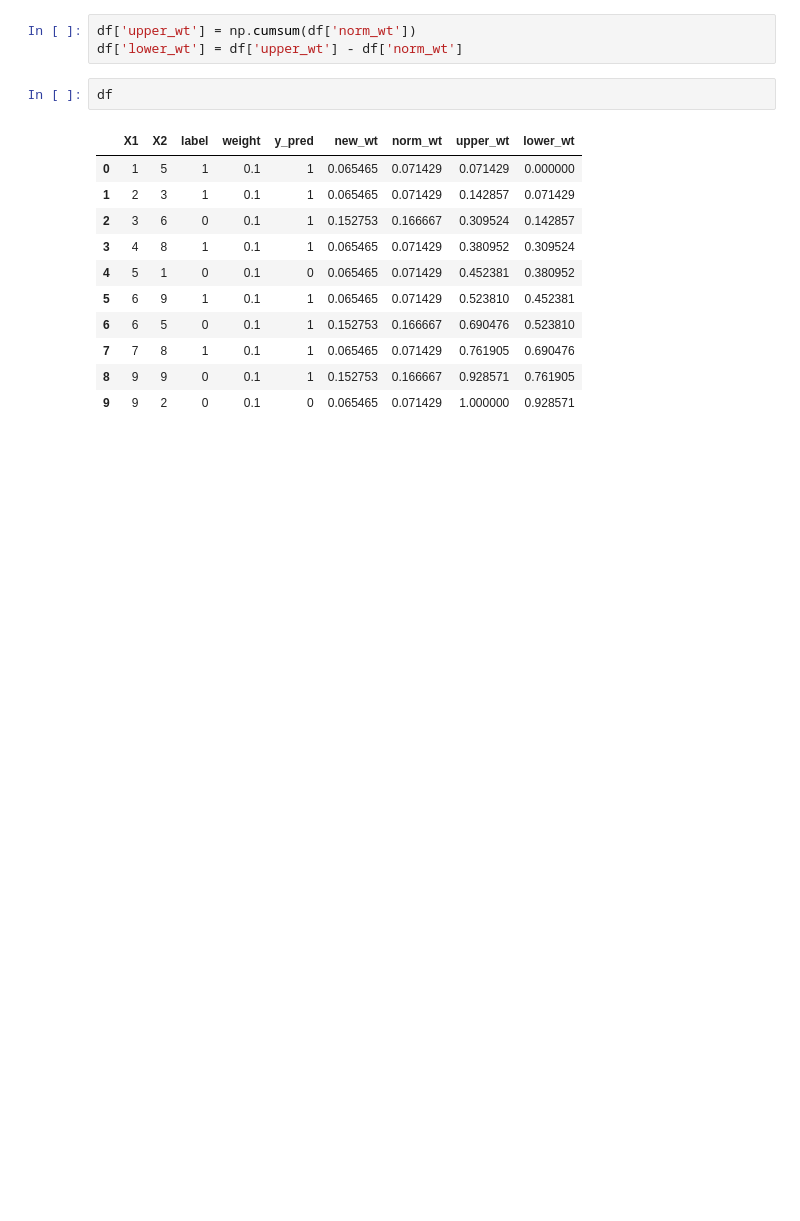
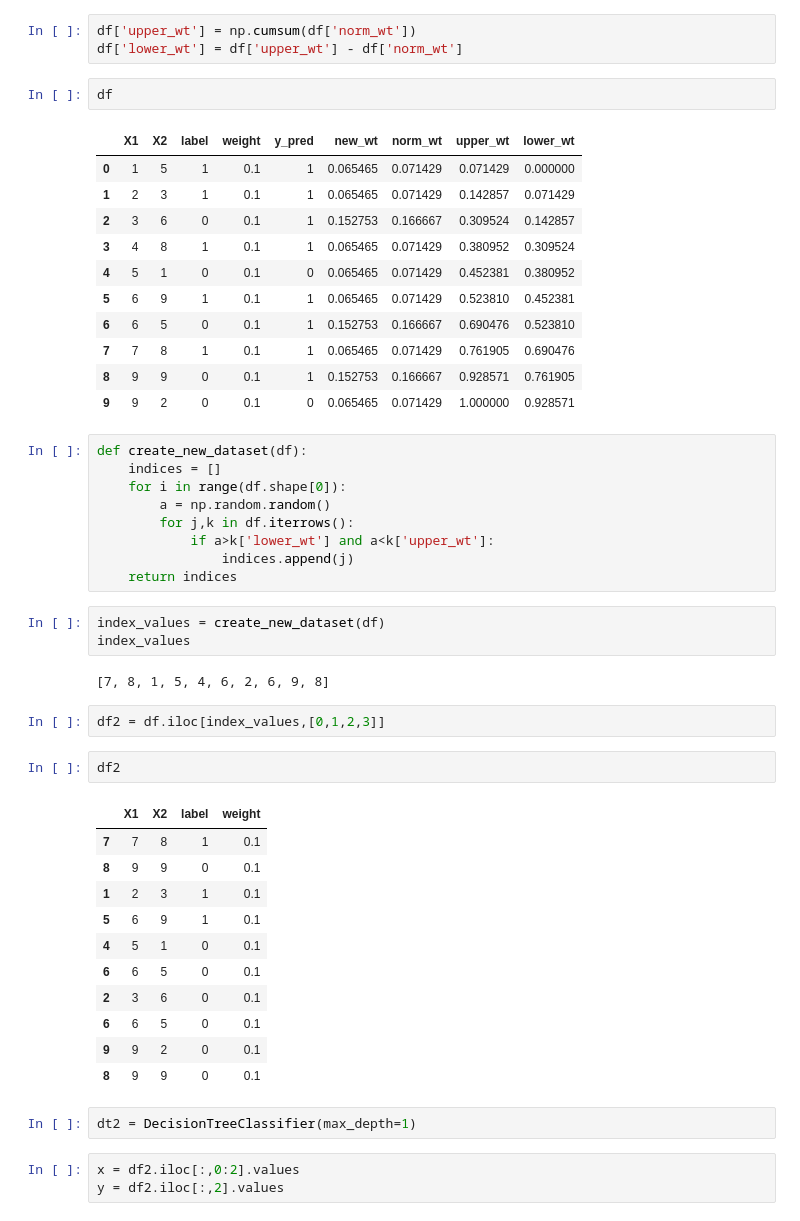
Before and after one commit to Khushi130404/Ensemble-Learning, a Jupyter notebook: AdaBoost/my_adaboost.ipynb, the cells around one changed output. Cells and saved outputs as stored; diff of their text form; blank space fills up the shorter version.

```diff
--- a/AdaBoost/my_adaboost.ipynb
+++ b/AdaBoost/my_adaboost.ipynb
@@ -166,3 +166,38 @@ df
 | 7 | 7 | 8 | 1 | 0.1 | 1 | 0.065465 | 0.071429 | 0.761905 | 0.690476 |
 | 8 | 9 | 9 | 0 | 0.1 | 1 | 0.152753 | 0.166667 | 0.928571 | 0.761905 |
 | 9 | 9 | 2 | 0 | 0.1 | 0 | 0.065465 | 0.071429 | 1.000000 | 0.928571 |
+# %%
+def create_new_dataset(df):
+    indices = []
+    for i in range(df.shape[0]):
+        a = np.random.random()
+        for j,k in df.iterrows():
+            if a>k['lower_wt'] and a<k['upper_wt']:
+                indices.append(j)
+    return indices
+# %%
+index_values = create_new_dataset(df)
+index_values
+# %% [output]
+[7, 8, 1, 5, 4, 6, 2, 6, 9, 8]
+# %%
+df2 = df.iloc[index_values,[0,1,2,3]]
+# %%
+df2
+# %% [output]
+|  | X1 | X2 | label | weight |
+| 7 | 7 | 8 | 1 | 0.1 |
+| 8 | 9 | 9 | 0 | 0.1 |
+| 1 | 2 | 3 | 1 | 0.1 |
+| 5 | 6 | 9 | 1 | 0.1 |
+| 4 | 5 | 1 | 0 | 0.1 |
+| 6 | 6 | 5 | 0 | 0.1 |
+| 2 | 3 | 6 | 0 | 0.1 |
+| 6 | 6 | 5 | 0 | 0.1 |
+| 9 | 9 | 2 | 0 | 0.1 |
+| 8 | 9 | 9 | 0 | 0.1 |
+# %%
+dt2 = DecisionTreeClassifier(max_depth=1)
+# %%
+x = df2.iloc[:,0:2].values
+y = df2.iloc[:,2].values
```
Also changed, not shown: parts of 5 cells of this notebook.
